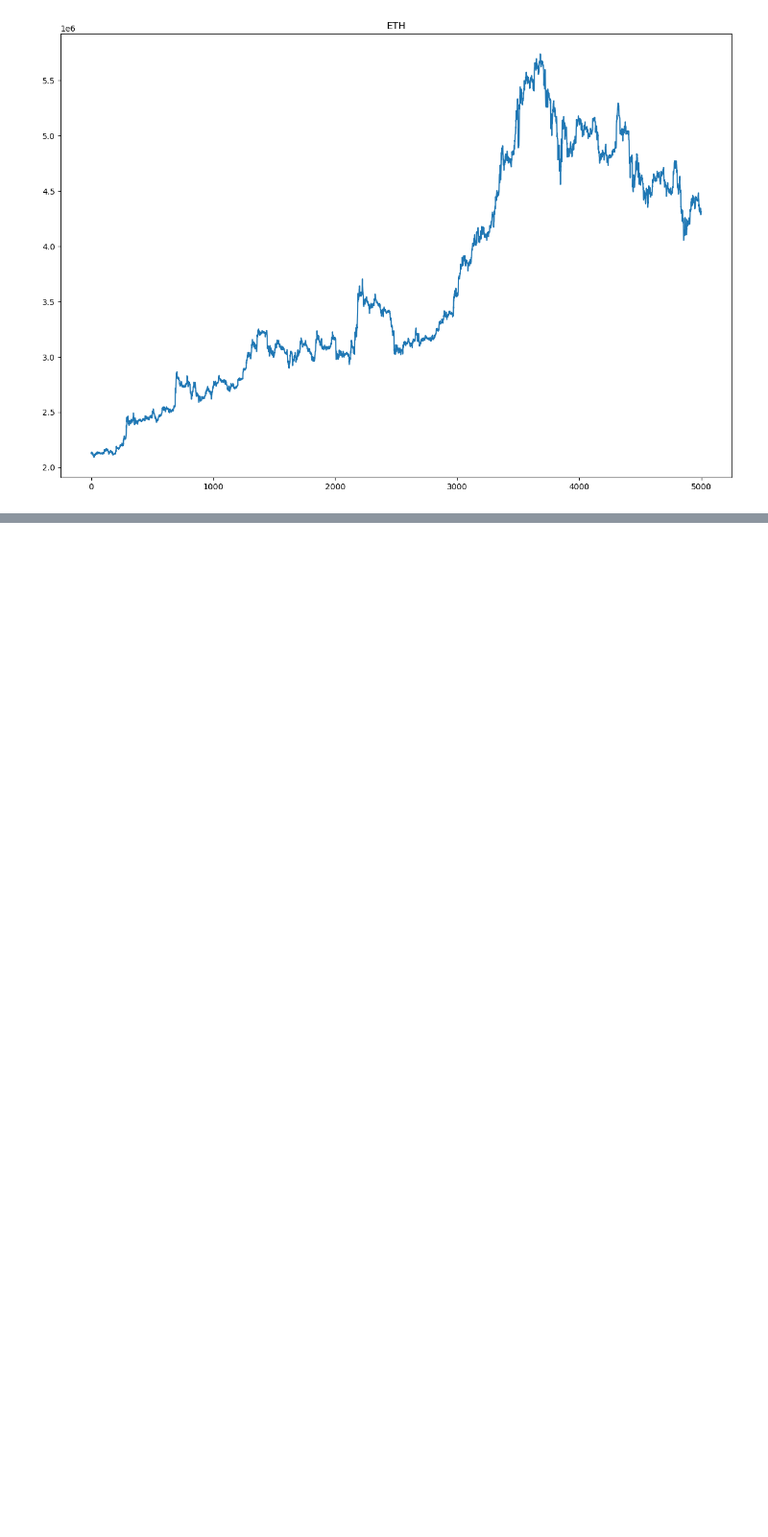
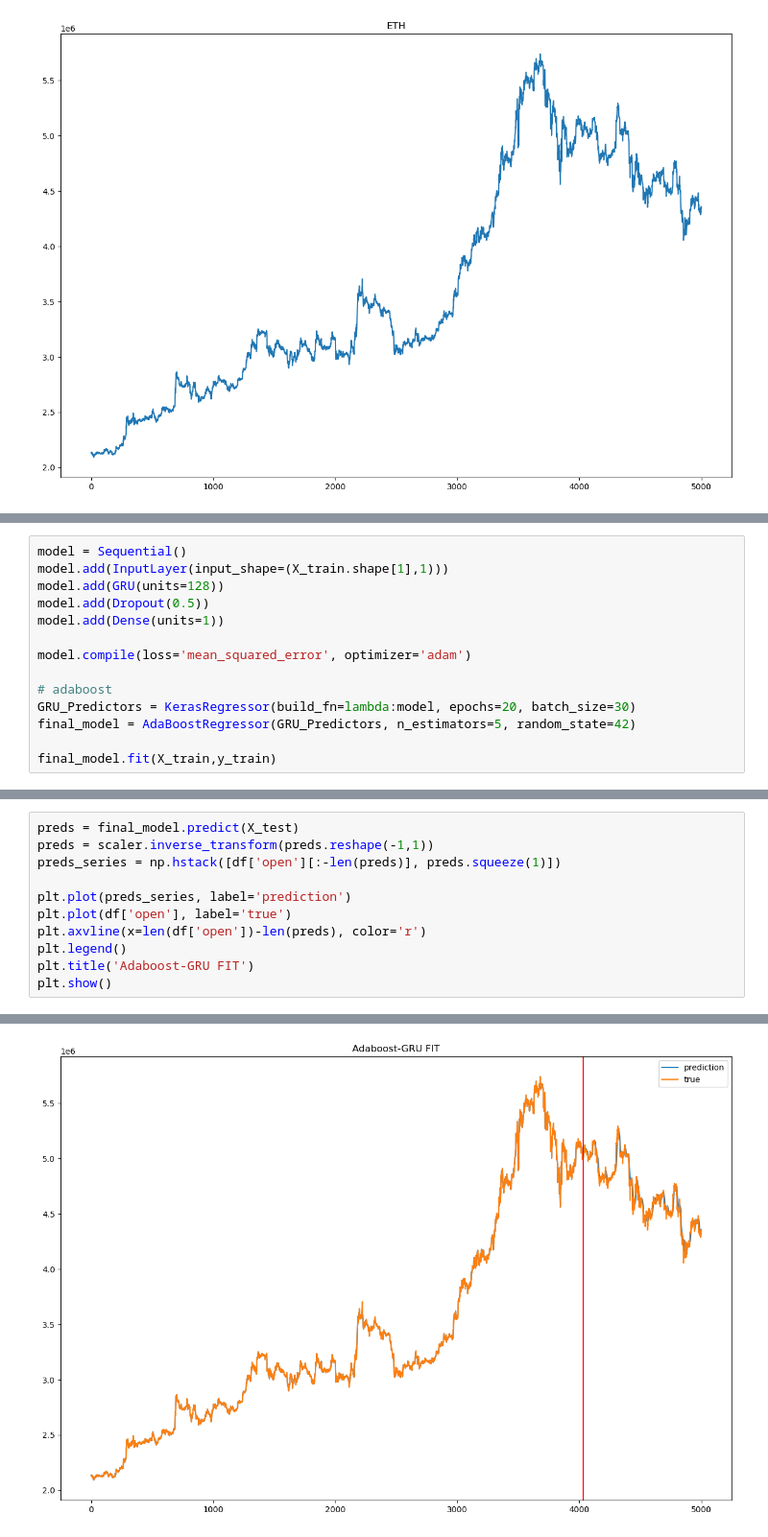
Before and after one commit to hataehyeok/financial_ml, a Jupyter notebook: crypto_prediction/main.ipynb, the cells around one changed output, grey strips where cells are left out. Shown at 96% size. Cells and saved outputs as stored; diff of their text form; blank space fills up the shorter version.

Commit message:
adaboost_gru on crypto

```diff
--- a/crypto_prediction/main.ipynb
+++ b/crypto_prediction/main.ipynb
@@ -34,0 +75,14 @@ Text(0.5, 1.0, 'ETH')
+# %%
+model = Sequential()
+model.add(InputLayer(input_shape=(X_train.shape[1],1)))
+model.add(GRU(units=128))
+model.add(Dropout(0.5))
+model.add(Dense(units=1))
+
+model.compile(loss='mean_squared_error', optimizer='adam')
+
+# adaboost
+GRU_Predictors = KerasRegressor(build_fn=lambda:model, epochs=20, batch_size=30)
+final_model = AdaBoostRegressor(GRU_Predictors, n_estimators=5, random_state=42)
+
+final_model.fit(X_train,y_train)
@@ -34,0 +178,12 @@ Text(0.5, 1.0, 'ETH')
+# %%
+preds = final_model.predict(X_test)
+preds = scaler.inverse_transform(preds.reshape(-1,1))
+preds_series = np.hstack([df['open'][:-len(preds)], preds.squeeze(1)])
+
+plt.plot(preds_series, label='prediction')
+plt.plot(df['open'], label='true')
+plt.axvline(x=len(df['open'])-len(preds), color='r')
+plt.legend()
+plt.title('Adaboost-GRU FIT')
+plt.show()
+# %% [output]
@@ -34,0 +195 @@ Text(0.5, 1.0, 'ETH')
+[figure, added]
```
Also changed, not shown: parts of 16 cells of this notebook.
